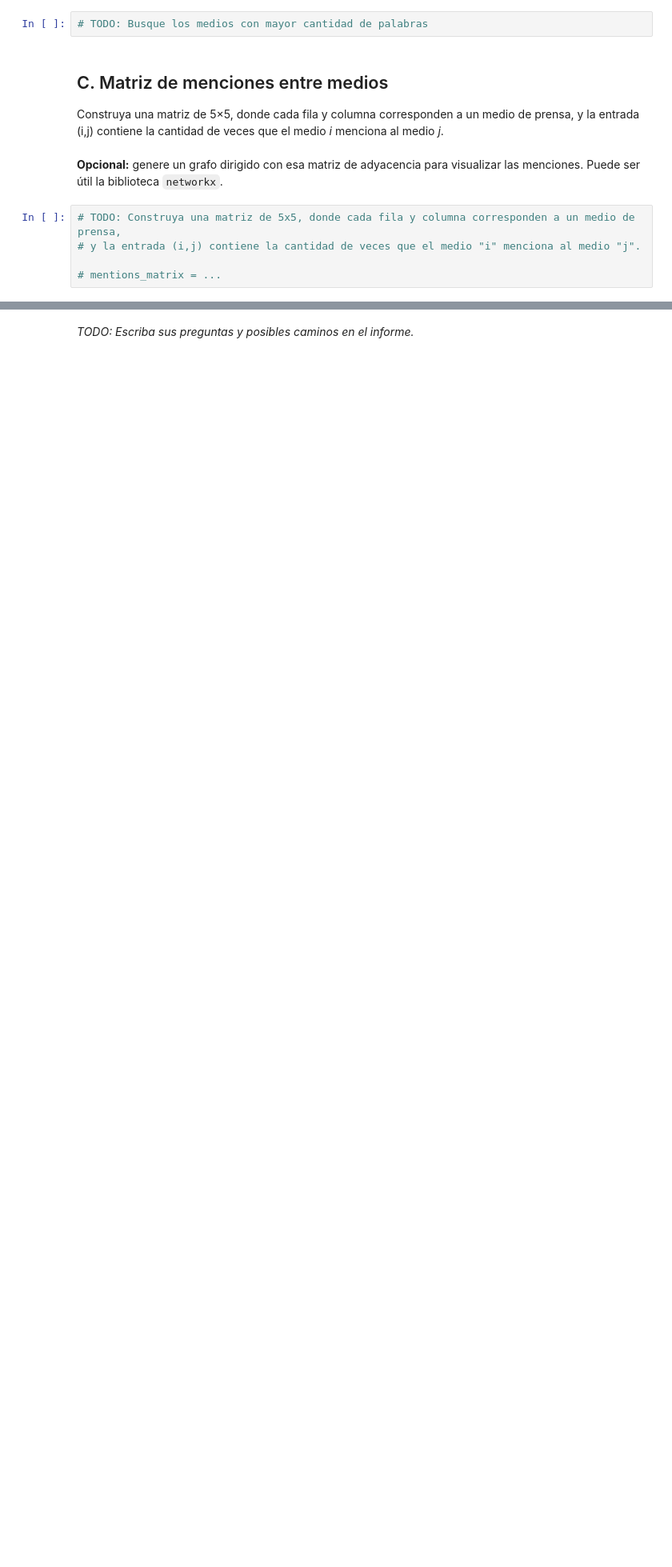
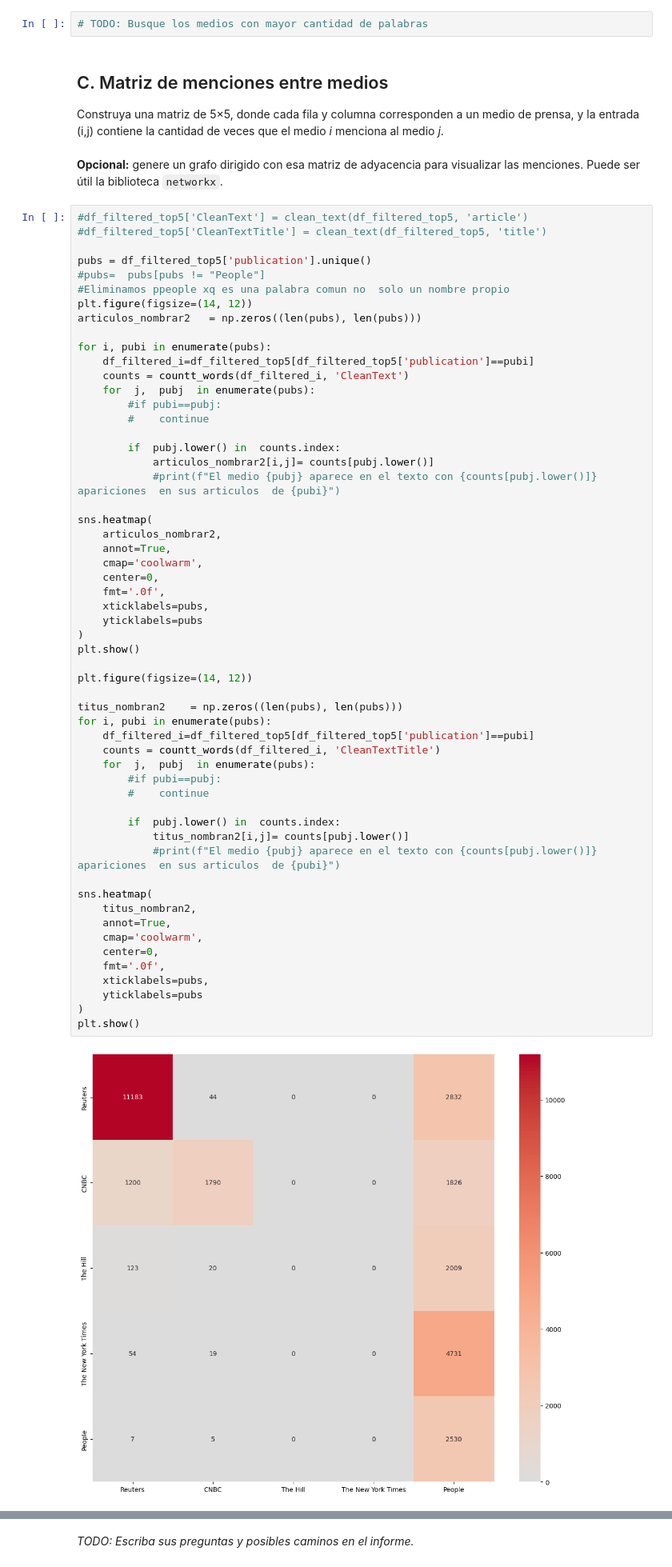
Before and after one commit to SQuincke/intro-cd-tarea-1, a Jupyter notebook: 2026_template_tarea1.ipynb, the cells around one changed output, grey strips where cells are left out. Shown at 80% size. Drawn from its saved outputs; the diff is of its cells as text; blank space fills up the shorter version.

Commit message:
addeed  graphs

```diff
--- a/2026_template_tarea1.ipynb
+++ b/2026_template_tarea1.ipynb
@@ -524,7 +524,60 @@ Construya una matriz de 5×5, donde cada fila y columna corresponden a un medio
 \
 **Opcional:** genere un grafo dirigido con esa matriz de adyacencia para visualizar las menciones. Puede ser útil la biblioteca `networkx`.
 # %%
-# TODO: Construya una matriz de 5x5, donde cada fila y columna corresponden a un medio de prensa,
-# y la entrada (i,j) contiene la cantidad de veces que el medio "i" menciona al medio "j".
+#df_filtered_top5['CleanText'] = clean_text(df_filtered_top5, 'article')
+#df_filtered_top5['CleanTextTitle'] = clean_text(df_filtered_top5, 'title')
 
-# mentions_matrix = ...
+pubs = df_filtered_top5['publication'].unique()
+#pubs=  pubs[pubs != "People"]
+#Eliminamos ppeople xq es una palabra comun no  solo un nombre propio
+plt.figure(figsize=(14, 12))
+articulos_nombrar2   = np.zeros((len(pubs), len(pubs)))
+
+for i, pubi in enumerate(pubs):
+    df_filtered_i=df_filtered_top5[df_filtered_top5['publication']==pubi]
+    counts = countt_words(df_filtered_i, 'CleanText')
+    for  j,  pubj  in enumerate(pubs):
+        #if pubi==pubj:
+        #    continue
+
+        if  pubj.lower() in  counts.index:
+            articulos_nombrar2[i,j]= counts[pubj.lower()]
+            #print(f"El medio {pubj} aparece en el texto con {counts[pubj.lower()]} apariciones  en sus articulos  de {pubi}")
+
+sns.heatmap(
+    articulos_nombrar2,
+    annot=True,
+    cmap='coolwarm',
+    center=0,
+    fmt='.0f',
+    xticklabels=pubs,
+    yticklabels=pubs
+)
+plt.show()
+
+plt.figure(figsize=(14, 12))
+
+titus_nombran2    = np.zeros((len(pubs), len(pubs)))
+for i, pubi in enumerate(pubs):
+    df_filtered_i=df_filtered_top5[df_filtered_top5['publication']==pubi]
+    counts = countt_words(df_filtered_i, 'CleanTextTitle')
+    for  j,  pubj  in enumerate(pubs):
+        #if pubi==pubj:
+        #    continue
+
+        if  pubj.lower() in  counts.index:
+            titus_nombran2[i,j]= counts[pubj.lower()]
+            #print(f"El medio {pubj} aparece en el texto con {counts[pubj.lower()]} apariciones  en sus articulos  de {pubi}")
+
+sns.heatmap(
+    titus_nombran2,
+    annot=True,
+    cmap='coolwarm',
+    center=0,
+    fmt='.0f',
+    xticklabels=pubs,
+    yticklabels=pubs
+)
+plt.show()
+# %% [output]
+[figure, added]
```
Also changed, not shown: parts of 2 cells of this notebook.
